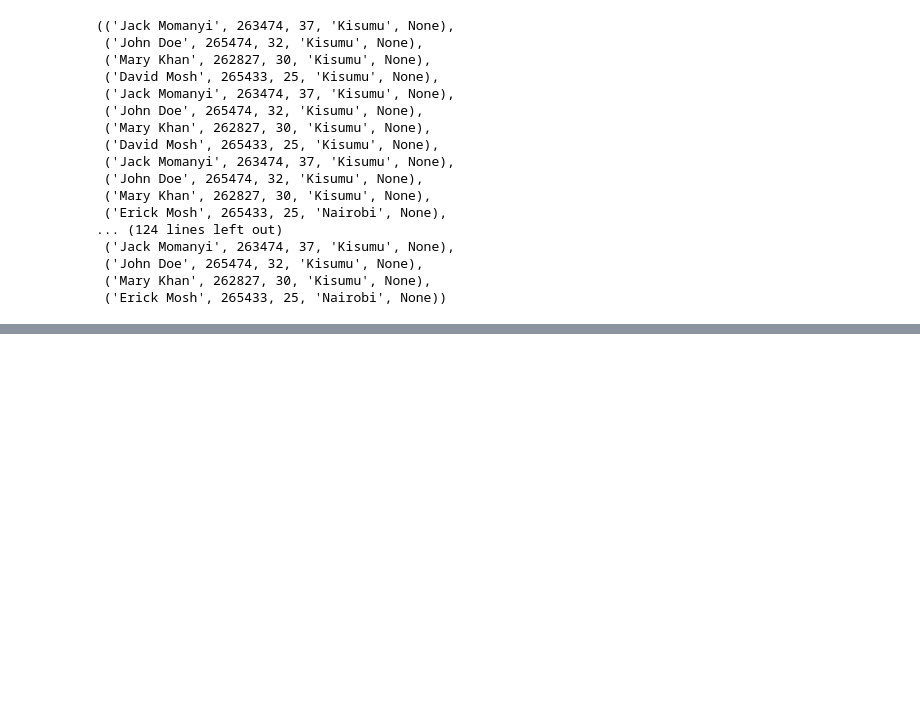
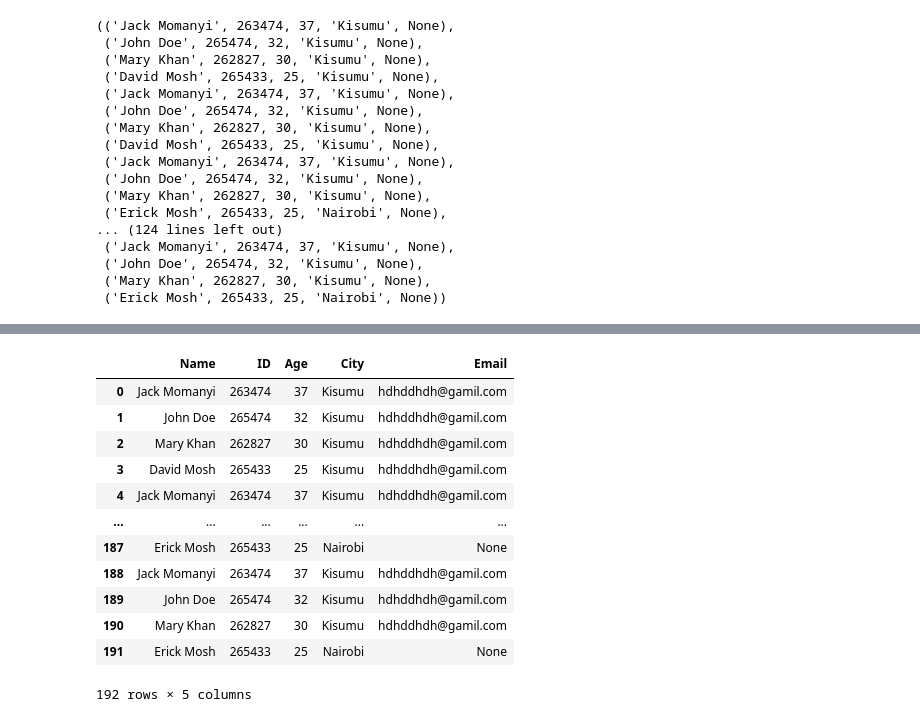
Before and after one commit to CisseBenn/SQL-Learn, a Jupyter notebook: sql.ipynb, the cells around one changed output, grey strips where cells are left out. Drawn from its saved outputs; the diff is of its cells as text; code cells hidden in the pictures; blank space fills up the shorter version.

Commit message:
Add SQL queries for data retrieval and analysis

```diff
--- a/sql.ipynb
+++ b/sql.ipynb
@@ -268,0 +276,5 @@ rows
+# %%
+cursor.execute("SELECT * FROM Customers")
+rows = cursor.fetchall()
+
+rows
@@ -268,0 +299,18 @@ rows
+# %%
+df = pd.DataFrame(rows, columns=["Name", "ID", "Age", "City", "Email"])
+
+df
+# %% [output]
+|  | Name | ID | Age | City | Email |
+| 0 | Jack Momanyi | 263474 | 37 | Kisumu | hdhddhdh@gamil.com |
+| 1 | John Doe | 265474 | 32 | Kisumu | hdhddhdh@gamil.com |
+| 2 | Mary Khan | 262827 | 30 | Kisumu | hdhddhdh@gamil.com |
+| 3 | David Mosh | 265433 | 25 | Kisumu | hdhddhdh@gamil.com |
+| 4 | Jack Momanyi | 263474 | 37 | Kisumu | hdhddhdh@gamil.com |
+| ... | ... | ... | ... | ... | ... |
+| 187 | Erick Mosh | 265433 | 25 | Nairobi | None |
+| 188 | Jack Momanyi | 263474 | 37 | Kisumu | hdhddhdh@gamil.com |
+| 189 | John Doe | 265474 | 32 | Kisumu | hdhddhdh@gamil.com |
+| 190 | Mary Khan | 262827 | 30 | Kisumu | hdhddhdh@gamil.com |
+| 191 | Erick Mosh | 265433 | 25 | Nairobi | None |
+192 rows × 5 columns
```
Also changed, not shown: parts of 13 cells of this notebook.
